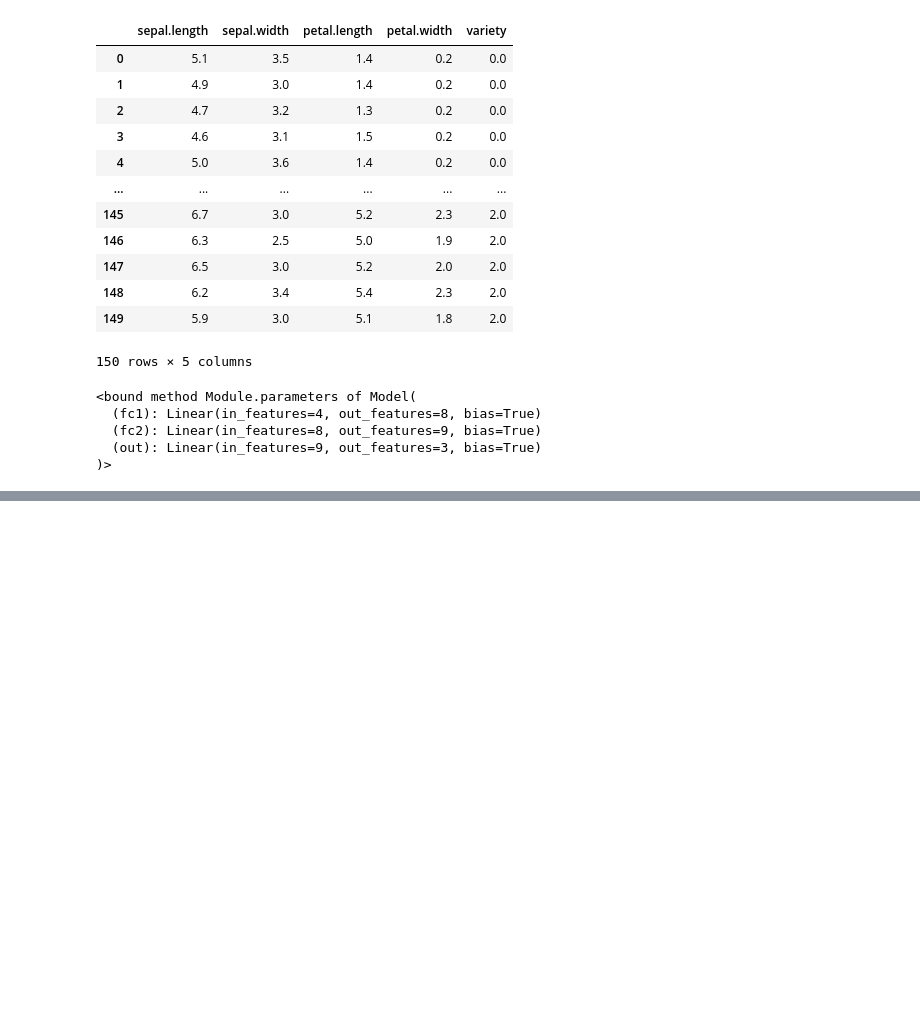
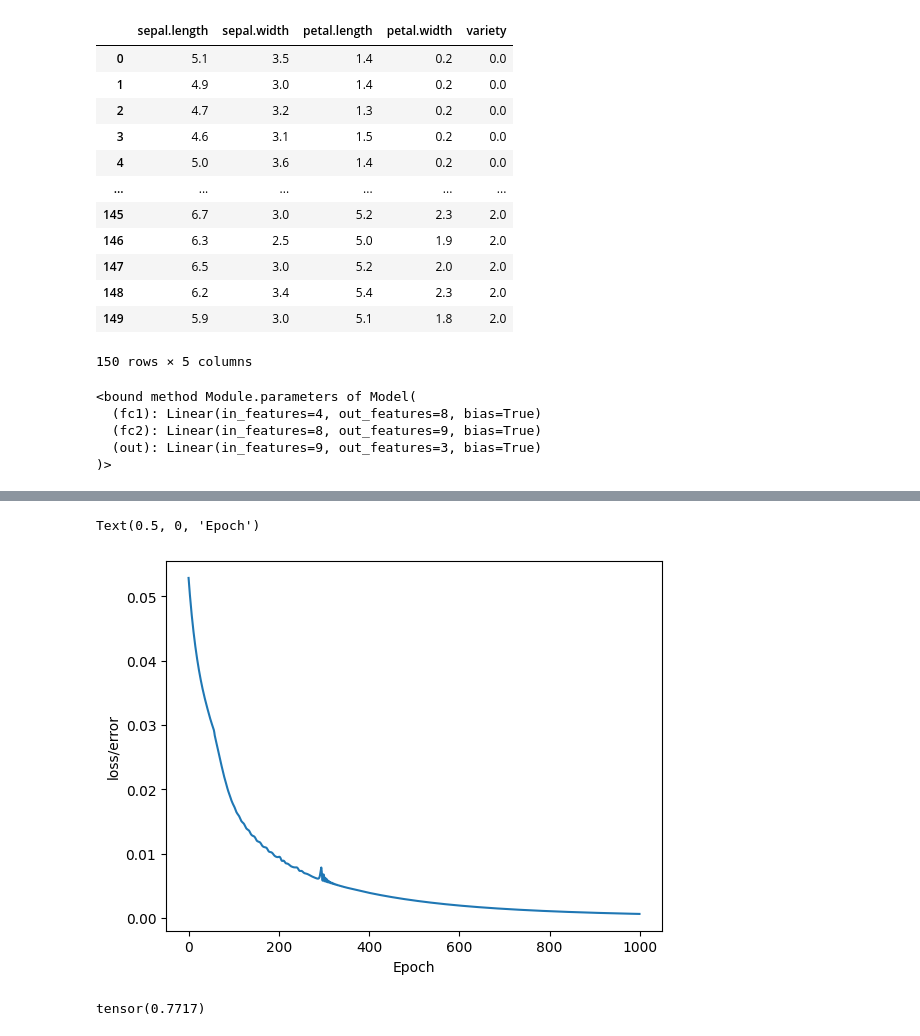
Before and after one commit to MimoHasPurpose/ml-libraries, a Jupyter notebook: t5BasicNeuralNetwork.ipynb, the cells around one changed output, grey strips where cells are left out. Saved outputs shown, nothing was run; the diff lists cells and outputs as text; code cells hidden in the pictures; blank space fills up the shorter version.

```diff
--- a/t5BasicNeuralNetwork.ipynb
+++ b/t5BasicNeuralNetwork.ipynb
@@ -108,9 +108,9 @@ model.parameters
 # %%
 #Train our model!
 #Epochs? (one run thru all the training data in  your network)
-epochs=100
+epochs=1000
 losses=[]
-for i in range(epoch):
+for i in range(epochs):
   #go forward and get a prediction
   y_pred=model.forward(X_train) # Get predicted results
 
@@ -123,5 +123,9 @@ for i in range(epoch):
   #print every 10 epoch
   if i%10==0:
     print(f'Epoch: {i} and loss: {loss}')
-  #do some backpropagation
+  #do some backpropagation: take the error rate of forward prop and feed it back
+  #thru the network to fine tune the weights
+  optimizer.zero_grad()
+  loss.backward()
+  optimizer.step()
 # %% [output]
@@ -128,0 +149,8 @@ NameError: name 'epoch' is not defined
+# %%
+#Graph it out
+plt.plot(range(epochs),losses)
+plt.ylabel("loss/error")
+plt.xlabel("Epoch")
+# %% [output]
+Text(0.5, 0, 'Epoch')
+[figure, added]
@@ -128,0 +162,4 @@ NameError: name 'epoch' is not defined
+# %%
+loss
+# %% [output]
+tensor(0.7717)
```
Also changed, not shown: parts of 3 cells of this notebook.
